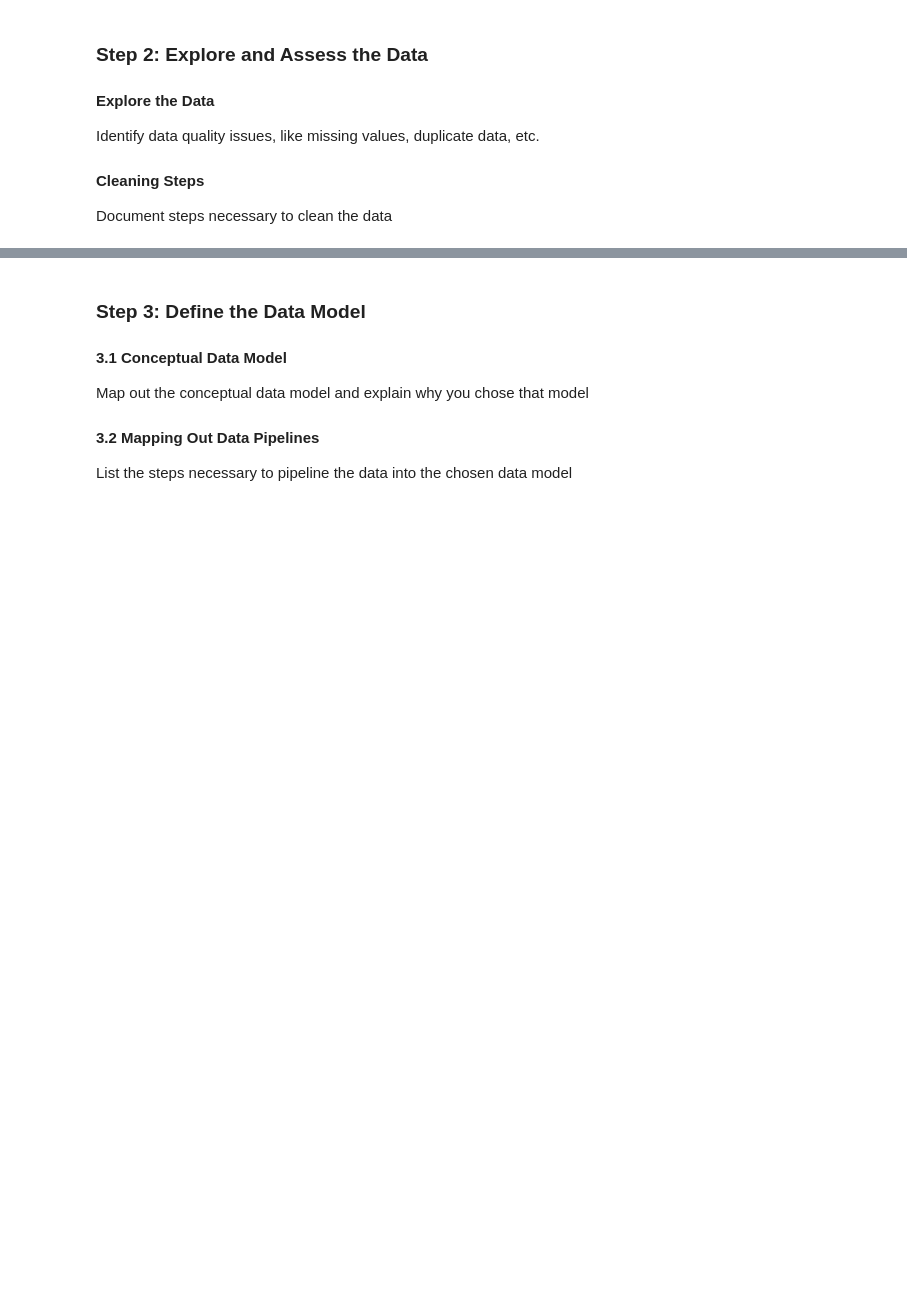
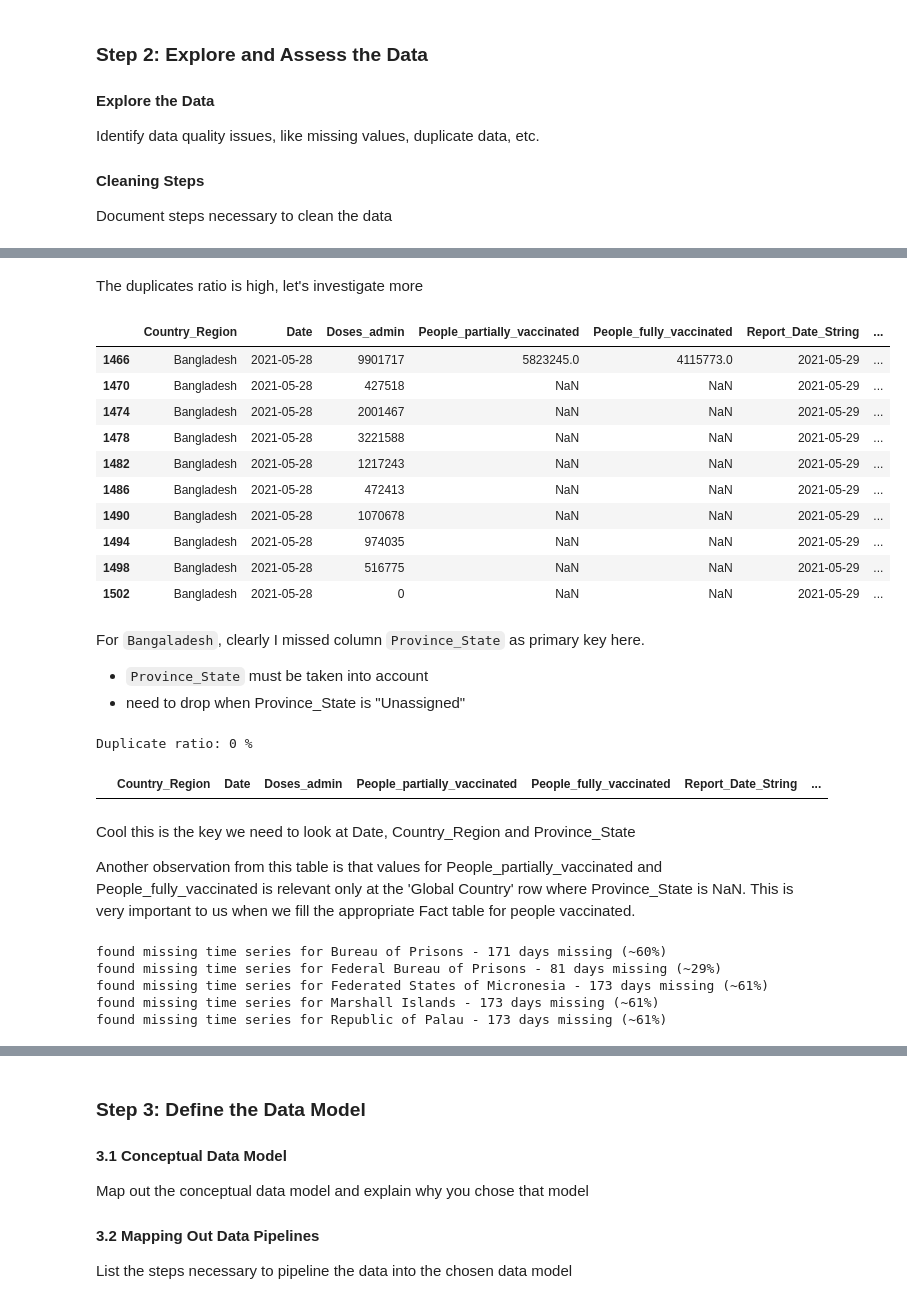
Before and after one commit to mzsrtgzr2/DataEngCapstone, a Jupyter notebook: Lab.ipynb, the cells around one changed output, grey strips where cells are left out. Cells and saved outputs as stored; diff of their text form; code cells hidden in the pictures; blank space fills up the shorter version.

Commit message:
investigating the data

```diff
--- a/Lab.ipynb
+++ b/Lab.ipynb
@@ -67,0 +22,36 @@ df_spark=spark.read.parquet("sas_data")
+# %%
+import pandas as pd
+
+def explore_df(df):
+    print(df.info())
+    df.describe()
+    print(df.head(3))
+
+def check_time_series(df_check, date_col, group_by):
+    # check that the time series column doesn't have missing gaps
+
+    min_date = df_check[date_col].min()
+    max_date = df_check[date_col].max()
+    date_range = set(
+        d.strftime('%Y-%m-%d') for d in
+        pd.date_range(min_date, max_date, freq='D'))
+    total_days = len(date_range)
+
+    def _check_group(df_group):
+        group_value = df_group.iloc[0][group_by]
+        missing_dates = date_range - set(df_group[date_col].unique())
+
+        if missing_dates:
+            print(f'found missing time series for {group_value} '
+                  f'- {len(missing_dates)} days missing (~{round(100*len(missing_dates)/total_days)}%)')
+
+    df_check.groupby(group_by).apply(_check_group)
+
+def describe_nulls(df, thr=0.05):
+    df_nulls = df.isnull().mean().reset_index()
+    return df_nulls[df_nulls[0] > thr]
+
+df_activity = pd.read_csv('./data/activity.csv')
+df_population = pd.read_csv('./data/population.csv')
+df_vaccinations_global = pd.read_csv('./data/vaccinations_global.csv')
+df_vaccinations_usa = pd.read_csv('./data/vaccinations_usa.csv')
@@ -76,0 +243,40 @@ Document steps necessary to clean the data
+# %% [markdown]
+The duplicates ratio is high, let's investigate more
+# %%
+df_vaccinations_global[
+    (df_vaccinations_global.Country_Region=='Bangladesh') &
+    (df_vaccinations_global.Date == '2021-05-28')]
+# %% [output]
+|  | Country_Region | Date | Doses_admin | People_partially_vaccinated | People_fully_vaccinated | Report_Date_String | ... |
+| 1466 | Bangladesh | 2021-05-28 | 9901717 | 5823245.0 | 4115773.0 | 2021-05-29 | ... |
+| 1470 | Bangladesh | 2021-05-28 | 427518 | NaN | NaN | 2021-05-29 | ... |
+| 1474 | Bangladesh | 2021-05-28 | 2001467 | NaN | NaN | 2021-05-29 | ... |
+| 1478 | Bangladesh | 2021-05-28 | 3221588 | NaN | NaN | 2021-05-29 | ... |
+| 1482 | Bangladesh | 2021-05-28 | 1217243 | NaN | NaN | 2021-05-29 | ... |
+| 1486 | Bangladesh | 2021-05-28 | 472413 | NaN | NaN | 2021-05-29 | ... |
+| 1490 | Bangladesh | 2021-05-28 | 1070678 | NaN | NaN | 2021-05-29 | ... |
+| 1494 | Bangladesh | 2021-05-28 | 974035 | NaN | NaN | 2021-05-29 | ... |
+| 1498 | Bangladesh | 2021-05-28 | 516775 | NaN | NaN | 2021-05-29 | ... |
+| 1502 | Bangladesh | 2021-05-28 | 0 | NaN | NaN | 2021-05-29 | ... |
+# %% [markdown]
+For `Bangaladesh`, clearly I missed column `Province_State` as primary key here.
+- `Province_State` must be taken into account
+- need to drop when Province_State is "Unassigned"
+# %%
+describe_duplicates(df_vaccinations_global, ('Date', 'Country_Region', 'Province_State'))
+# %% [output]
+Duplicate ratio: 0 %
+|  | Country_Region | Date | Doses_admin | People_partially_vaccinated | People_fully_vaccinated | Report_Date_String | ... |
+# %% [markdown]
+Cool this is the key we need to look at
+Date, Country_Region and Province_State
+
+Another observation from this table is that values for People_partially_vaccinated and People_fully_vaccinated is relevant only at the 'Global Country' row where Province_State is NaN. This is very important to us when we fill the appropriate Fact table for people vaccinated.
+# %%
+check_time_series(df_vaccinations_usa, 'Date', 'Province_State')
+# %% [output]
+found missing time series for Bureau of Prisons - 171 days missing (~60%)
+found missing time series for Federal Bureau of Prisons - 81 days missing (~29%)
+found missing time series for Federated States of Micronesia - 173 days missing (~61%)
+found missing time series for Marshall Islands - 173 days missing (~61%)
+found missing time series for Republic of Palau - 173 days missing (~61%)
```
Also changed, not shown: parts of 33 cells of this notebook, 6 other files.
